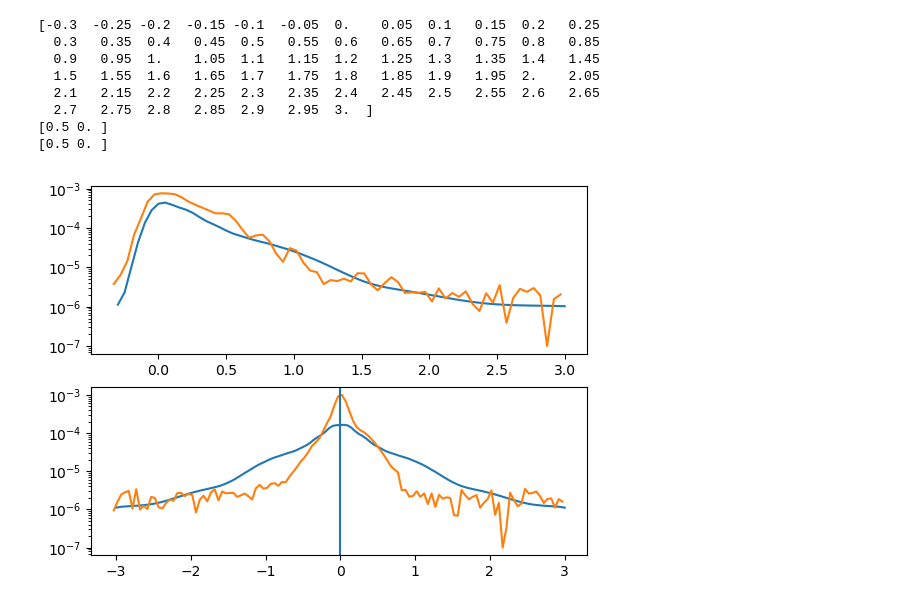
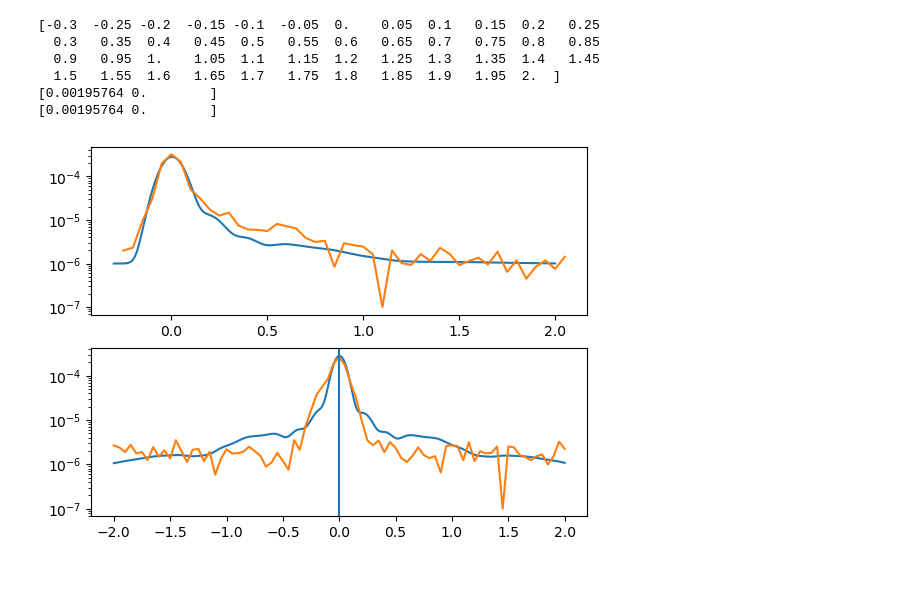
Before and after one commit to MTLphys/FittingFunctions, a Jupyter notebook: TestingFitts.ipynb, the cells around one changed output. Saved outputs shown, nothing was run; the diff lists cells and outputs as text; code cells hidden in the pictures; blank space fills up the shorter version.

```diff
--- a/TestingFitts.ipynb
+++ b/TestingFitts.ipynb
@@ -1,6 +1,6 @@
 # %%
-maindir = '/home/matthew/Desktop/DataOutputs/HFWM DATA/'
-#maindir ='C:/Users/mattl/OneDrive - University of Cincinnati/Desktop/Lab Data/'
+#maindir = '/home/matthew/Desktop/DataOutputs/HFWM DATA/'
+maindir ='C:/Users/mattl/OneDrive - University of Cincinnati/Desktop/Lab Data/'
 # %%
 import numpy as np
 import matplotlib.pyplot as plt
@@ -280,5 +471,5 @@ SyntaxError: invalid syntax (2862719101.py, line 2)
 # %%
-#fit for 830
+#fit for 840
 import os
 import numpy as np
 from resources.obefitfunct import fitfunctt
@@ -286,65 +477,69 @@ from scipy import constants as c
 import matplotlib.pyplot as plt
 from scipy.optimize import curve_fit
 from scipy.signal import fftconvolve
-directory =maindir+'HFWMV2 CS NW InitialTest/LongCollections/Results/'
-T3reffile = '2mW1mW2mWphotonechok1-0.3ps3.0psk3-3.0ps3.0psk2-4psFWHM830135T3refcut.csv'
-T12file = '2mW1mW2mWphotonechok1-0.3ps3.0psk3-3.0ps3.0psk2-4psFWHM830135T12cut.csv'
+directory =maindir+'HFWMV2 CS NW InitialTest/840nm/Results/'
+T3reffile = '3mW1mW3mWphotonechok1-0.3ps2psk3-2ps2psk2-4ps2T3refcut.csv'
+T12file = '3mW1mW3mWphotonechok1-0.3ps2psk3-2ps2psk2-4ps2T12cut.csv'
 
 T3refdata = np.loadtxt(directory+T3reffile,delimiter=';')
 T12data   = np.loadtxt(directory+T12file,delimiter=';')
 print(T3refdata[:,0])
-ol21 = 0.5#overlap of hh exciton state
-ol61 = 1.0#overlap of lh exciton state
-oli21 = 1.0 #overlap of hh bound exciton state
-oli61 = 0.5#overlap of lh bound exciton state
+
+ol21 = 0.001957635017853596#overlap of hh exciton state
+ol61 = 0.0016516958534117882#overlap of lh exciton state
+oli21 = 0.0019700672857508837 #overlap of hh bound exciton state
+oli61 =0.001592101809506866 #overlap of lh bound exciton state
+
 Ex1 =  c.e*0.0029/c.hbar#exciton splitting energy
-Ex2 =  c.e*0.004/c.hbar#Acceptor bound exciton splitting energy
-EB  = -c.e*0.018/c.hbar #Acceptor bound exciton binding energy
+Ex2 =  c.e*0.005/c.hbar#Acceptor bound exciton splitting energy
+EB  = -c.e*0.02/c.hbar #Acceptor bound exciton binding energy
 gm21  = 3.5e12#hh Exciton dephasing rate /s <-Fit Parameter
 gm61  = 3.5e12#lh Exciton dephasing rate /s <-Fit Parameter
 gmi21 = 1.5e12#Impurity bound hh Exciton dephasing rate /s <-Fit Parameter
 gmi61 = 1.5e12#Impurity bound lh Exciton dephasing rate /s <-Fit Parameter
-K = 4e-122#
+K = 1.8e-112#
+Ad = .6e-3
 p0 = [Ex1   ,Ex2   , # 0,1
       EB    ,ol21  , # 2,3
       ol61  ,oli21 , # 4,5
       oli61 ,gm21  , # 6,7
-      gm61, gmi21  , # 8,9
-      gmi61, K     ]   # 10,11
+      gm61  ,gmi21  , # 8,9
+      gmi61 ,K      , # 10,11
+      Ad     ] # 12
 
 
-t = T3refdata[:,0]*1e-12+7e-12
+t = T3refdata[:,0]*1e-12+4e-12
+t = np.linspace(t[0],t[-1],1000)
 dt = t[1]-t[0]
 t0 =(t[-1]+t[0])/2
-Pv = fftconvolve(fitfunctt(t,*p0),dt*gauss(t,.18e-12/2.355,t0),mode='same')
+Pv = fftconvolve(fitfunctt(t,*p0),dt*gauss(t,.12e-12/2.355,t0),mode='same')
 
 
 fig,axs = plt.subplots(2)
 axs[0].set_yscale('log')
 axs[1].set_yscale('log')
-axs[0].plot(t*1e12-7,Pv+1e-6)
-axs[0].plot(T3refdata[:,0]-.03,T3refdata[:,1])
+axs[0].plot(t*1e12-4,Pv+1e-6)
+axs[0].plot(T3refdata[:,0]+.05,T3refdata[:,1])
 
 
 
 tau = T12data[:,0]*1e-12
-t = 7.1e-12
+tau = np.linspace(tau[0],tau[-1],1000)
+t = 4.02e-12
 dtau = tau[1]-tau[0]
 tau0 =(tau[-1]+tau[0])/2
-Pv = fftconvolve(fitfunctt(t,*p0,tau=tau),dtau*gauss(tau,.18e-12/2.355,tau0),mode='same')
+Pv = fftconvolve(fitfunctt(t,*p0,tau=tau),dtau*gauss(tau,.12e-12/2.355,tau0),mode='same')
 
 axs[1].plot(tau*1e12,Pv+1e-6)
-axs[1].plot(T12data[0:,0]-.03,T12data[0:,1])
+axs[1].plot(T12data[0:,0],T12data[0:,1])
 axs[1].axvline(0)
 tau = 0e-12
 plt.show()
 # %% [output]
 [-0.3  -0.25 -0.2  -0.15 -0.1  -0.05  0.    0.05  0.1   0.15  0.2   0.25
   0.3   0.35  0.4   0.45  0.5   0.55  0.6   0.65  0.7   0.75  0.8   0.85
   0.9   0.95  1.    1.05  1.1   1.15  1.2   1.25  1.3   1.35  1.4   1.45
-  1.5   1.55  1.6   1.65  1.7   1.75  1.8   1.85  1.9   1.95  2.    2.05
-  2.1   2.15  2.2   2.25  2.3   2.35  2.4   2.45  2.5   2.55  2.6   2.65
-  2.7   2.75  2.8   2.85  2.9   2.95  3.  ]
-[0.5 0. ]
-[0.5 0. ]
+  1.5   1.55  1.6   1.65  1.7   1.75  1.8   1.85  1.9   1.95  2.  ]
+[0.00195764 0.        ]
+[0.00195764 0.        ]
-[figure, old version]
+[figure, new version]
```
Also changed, not shown: parts of 8 cells of this notebook, 3 other files.
